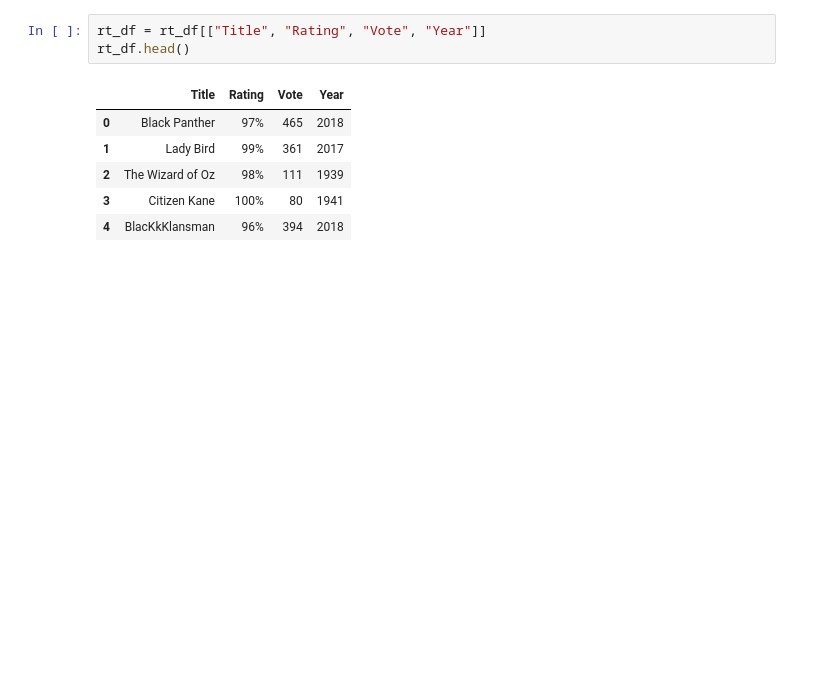
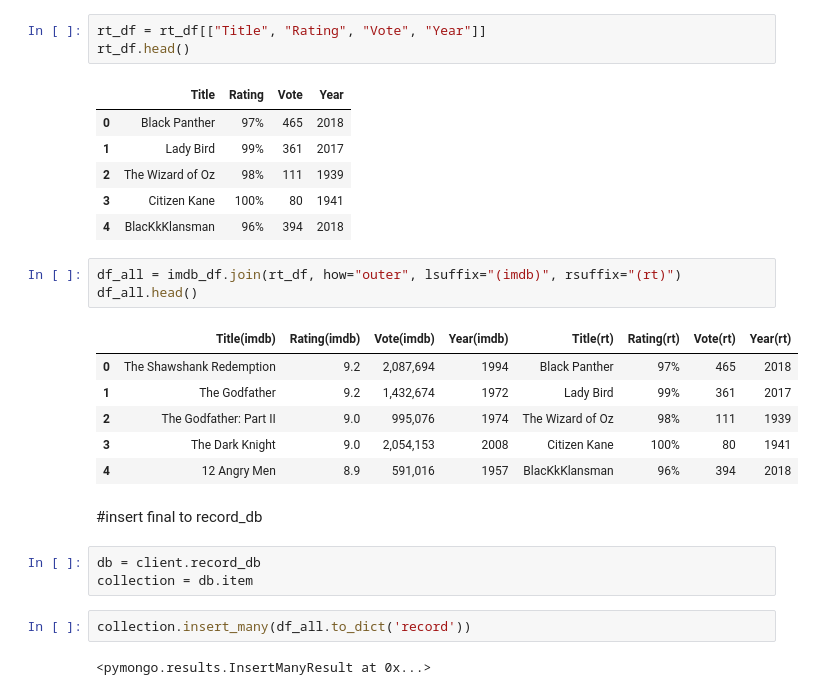
Before and after one commit to sckelso88/ETLproject, a Jupyter notebook: Movie_DB_Scraping.ipynb, the cells around one changed output. Saved outputs shown, nothing was run; the diff lists cells and outputs as text; blank space fills up the shorter version.

```diff
--- a/Movie_DB_Scraping.ipynb
+++ b/Movie_DB_Scraping.ipynb
@@ -152,3 +170,22 @@ rt_df.head()
 | 2 | The Wizard of Oz | 98% | 111 | 1939 |
 | 3 | Citizen Kane | 100% | 80 | 1941 |
 | 4 | BlacKkKlansman | 96% | 394 | 2018 |
+# %%
+df_all = imdb_df.join(rt_df, how="outer", lsuffix="(imdb)", rsuffix="(rt)")
+df_all.head()
+# %% [output]
+|  | Title(imdb) | Rating(imdb) | Vote(imdb) | Year(imdb) | Title(rt) | Rating(rt) | Vote(rt) | Year(rt) |
+| 0 | The Shawshank Redemption | 9.2 | 2,087,694 | 1994 | Black Panther | 97% | 465 | 2018 |
+| 1 | The Godfather | 9.2 | 1,432,674 | 1972 | Lady Bird | 99% | 361 | 2017 |
+| 2 | The Godfather: Part II | 9.0 | 995,076 | 1974 | The Wizard of Oz | 98% | 111 | 1939 |
+| 3 | The Dark Knight | 9.0 | 2,054,153 | 2008 | Citizen Kane | 100% | 80 | 1941 |
+| 4 | 12 Angry Men | 8.9 | 591,016 | 1957 | BlacKkKlansman | 96% | 394 | 2018 |
+# %% [markdown]
+#insert final to record_db
+# %%
+db = client.record_db
+collection = db.item
+# %%
+collection.insert_many(df_all.to_dict('record'))
+# %% [output]
+<pymongo.results.InsertManyResult at 0x...>
```
Also changed, not shown: parts of 6 cells of this notebook.
